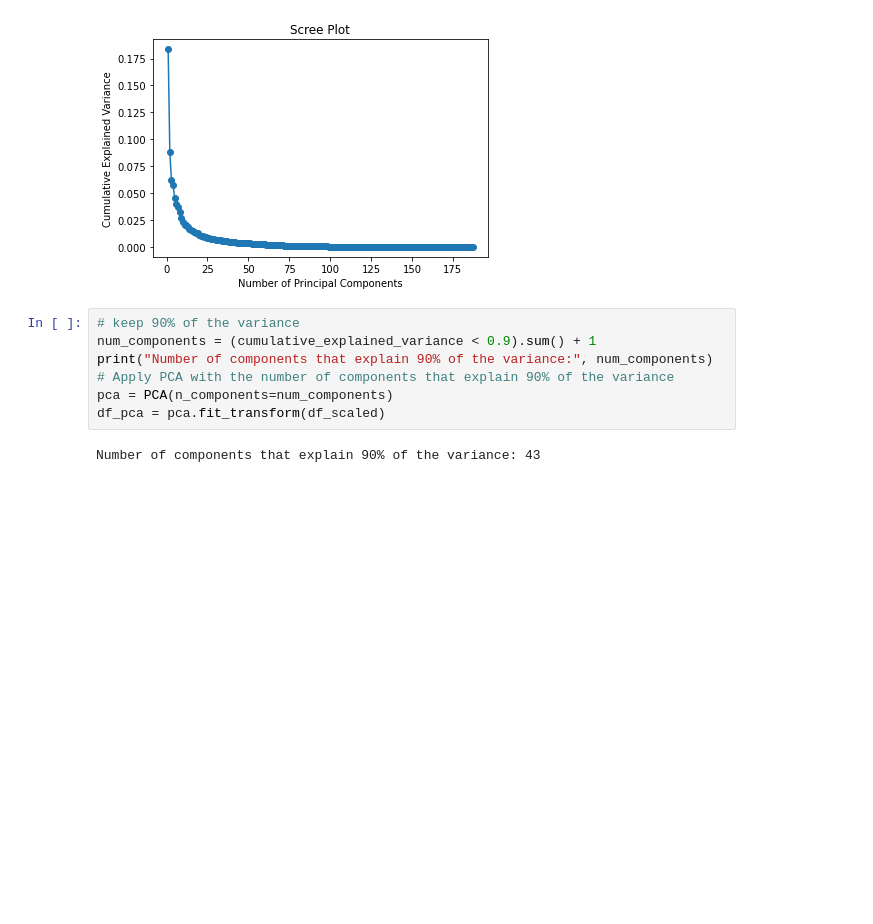
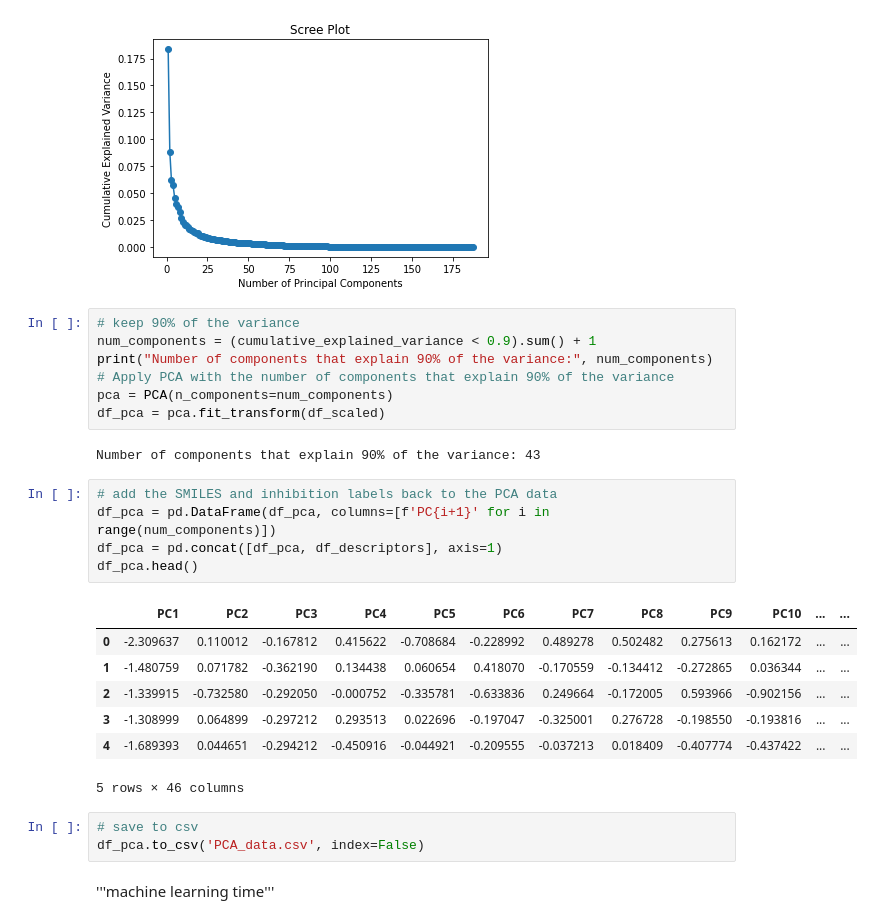
Before and after one commit to Tim0828/8CC00-groep-9, a Jupyter notebook: PCA_Tim_Jelle.ipynb, the cells around one changed output. Cells and saved outputs as stored; diff of their text form; blank space fills up the shorter version.

```diff
--- a/PCA_Tim_Jelle.ipynb
+++ b/PCA_Tim_Jelle.ipynb
@@ -143,3 +125,21 @@ pca = PCA(n_components=num_components)
 df_pca = pca.fit_transform(df_scaled)
 # %% [output]
 Number of components that explain 90% of the variance: 43
+# %%
+# add the SMILES and inhibition labels back to the PCA data
+df_pca = pd.DataFrame(df_pca, columns=[f'PC{i+1}' for i in range(num_components)])
+df_pca = pd.concat([df_pca, df_descriptors], axis=1)
+df_pca.head()
+# %% [output]
+|  | PC1 | PC2 | PC3 | PC4 | PC5 | PC6 | PC7 | PC8 | PC9 | PC10 | ... | ... |
+| 0 | -2.309637 | 0.110012 | -0.167812 | 0.415622 | -0.708684 | -0.228992 | 0.489278 | 0.502482 | 0.275613 | 0.162172 | ... | ... |
+| 1 | -1.480759 | 0.071782 | -0.362190 | 0.134438 | 0.060654 | 0.418070 | -0.170559 | -0.134412 | -0.272865 | 0.036344 | ... | ... |
+| 2 | -1.339915 | -0.732580 | -0.292050 | -0.000752 | -0.335781 | -0.633836 | 0.249664 | -0.172005 | 0.593966 | -0.902156 | ... | ... |
+| 3 | -1.308999 | 0.064899 | -0.297212 | 0.293513 | 0.022696 | -0.197047 | -0.325001 | 0.276728 | -0.198550 | -0.193816 | ... | ... |
+| 4 | -1.689393 | 0.044651 | -0.294212 | -0.450916 | -0.044921 | -0.209555 | -0.037213 | 0.018409 | -0.407774 | -0.437422 | ... | ... |
+5 rows × 46 columns
+# %%
+# save to csv
+df_pca.to_csv('PCA_data.csv', index=False)
+# %% [markdown]
+'''machine learning time'''
```
Also changed, not shown: parts of 4 cells of this notebook, 1 other file.
